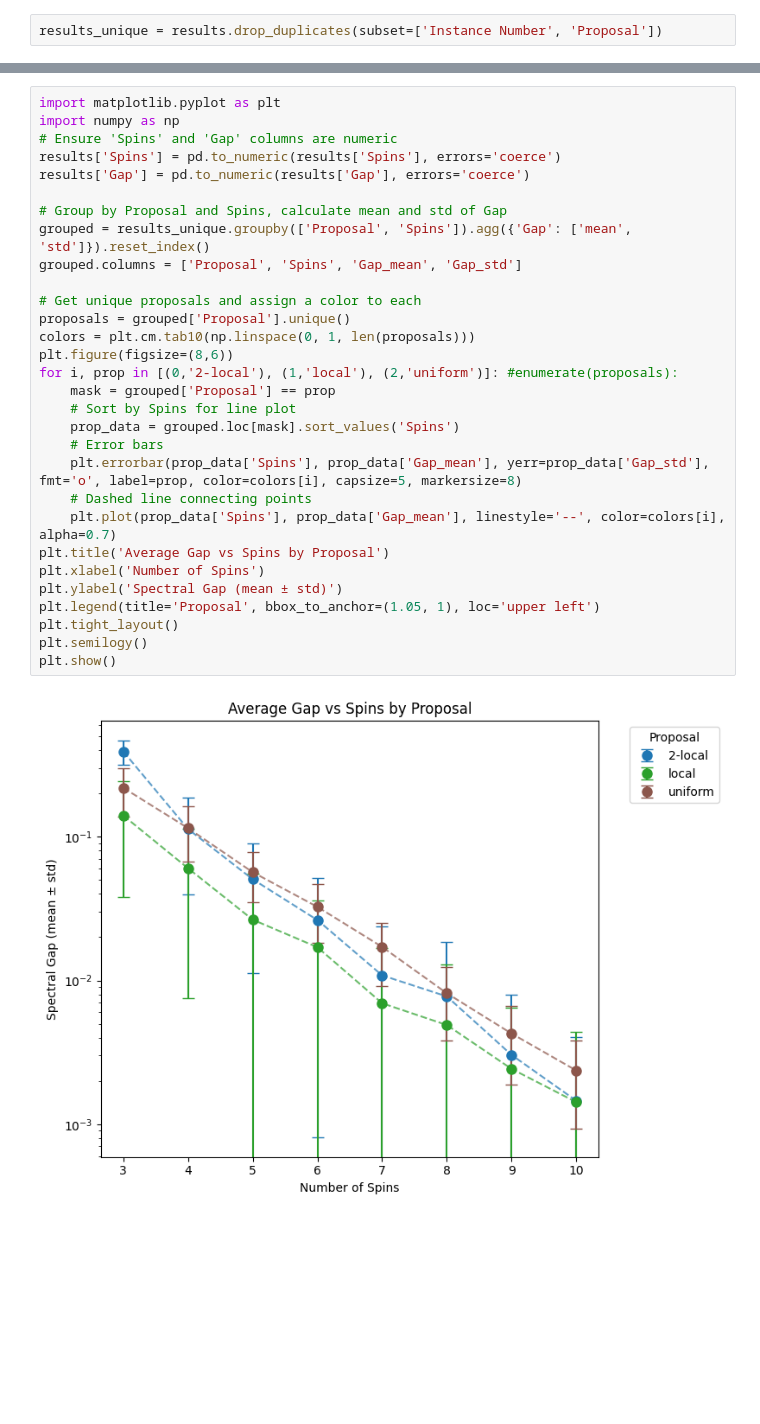
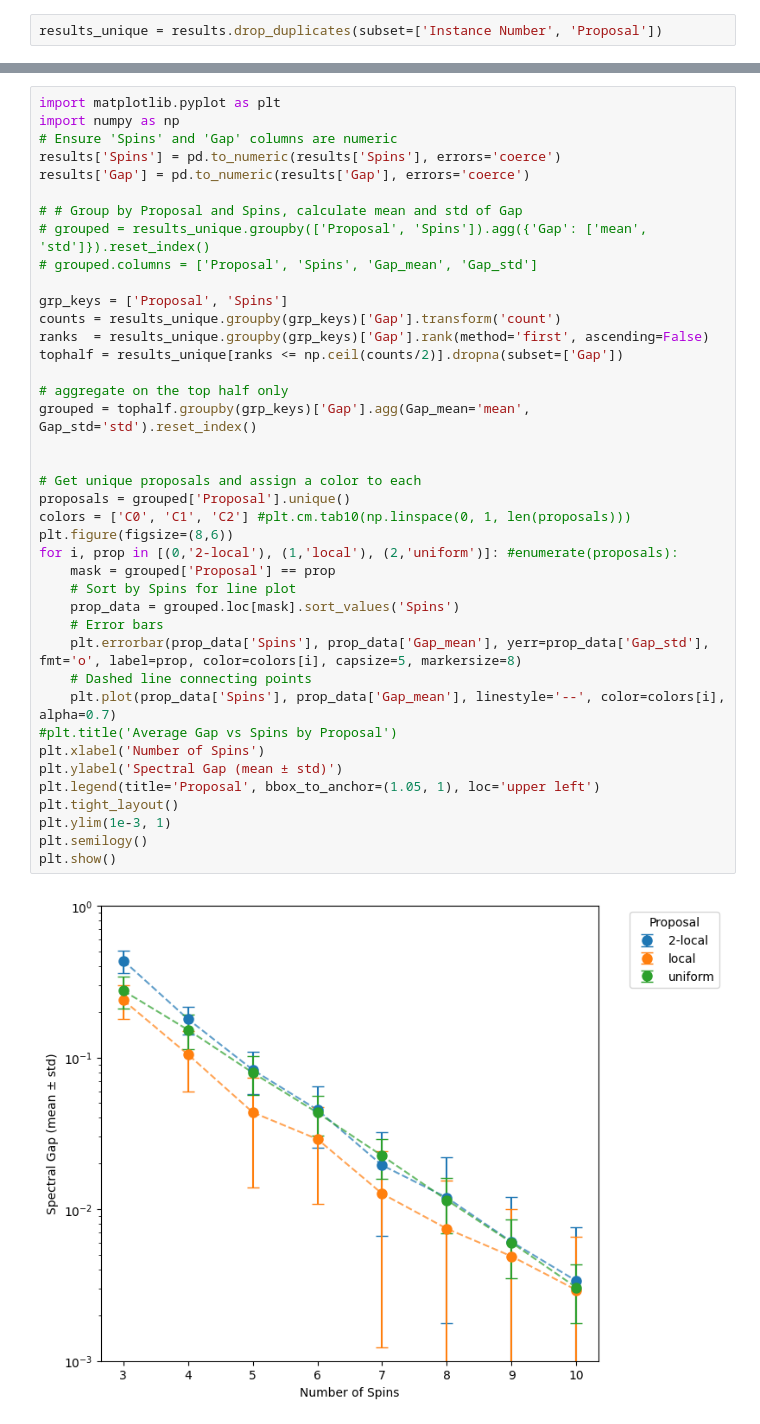
Before and after one commit to vinitX/Quantum-Sampling, a Jupyter notebook: Manas' Proposals/Analysis.ipynb, the cells around one changed output, grey strips where cells are left out. Drawn from its saved outputs; the diff is of its cells as text; blank space fills up the shorter version.

```diff
--- a/Manas' Proposals/Analysis.ipynb
+++ b/Manas' Proposals/Analysis.ipynb
@@ -11,32 +20,42 @@ len(results), len(results_unique)
 # %%
 import matplotlib.pyplot as plt
 import numpy as np
 # Ensure 'Spins' and 'Gap' columns are numeric
 results['Spins'] = pd.to_numeric(results['Spins'], errors='coerce')
 results['Gap'] = pd.to_numeric(results['Gap'], errors='coerce')
 
-# Group by Proposal and Spins, calculate mean and std of Gap
-grouped = results_unique.groupby(['Proposal', 'Spins']).agg({'Gap': ['mean', 'std']}).reset_index()
-grouped.columns = ['Proposal', 'Spins', 'Gap_mean', 'Gap_std']
+# # Group by Proposal and Spins, calculate mean and std of Gap
+# grouped = results_unique.groupby(['Proposal', 'Spins']).agg({'Gap': ['mean', 'std']}).reset_index()
+# grouped.columns = ['Proposal', 'Spins', 'Gap_mean', 'Gap_std']
+
+grp_keys = ['Proposal', 'Spins']
+counts = results_unique.groupby(grp_keys)['Gap'].transform('count')
+ranks  = results_unique.groupby(grp_keys)['Gap'].rank(method='first', ascending=False)
+tophalf = results_unique[ranks <= np.ceil(counts/2)].dropna(subset=['Gap'])
+
+# aggregate on the top half only
+grouped = tophalf.groupby(grp_keys)['Gap'].agg(Gap_mean='mean', Gap_std='std').reset_index()
+
 
 # Get unique proposals and assign a color to each
 proposals = grouped['Proposal'].unique()
-colors = plt.cm.tab10(np.linspace(0, 1, len(proposals)))
+colors = ['C0', 'C1', 'C2'] #plt.cm.tab10(np.linspace(0, 1, len(proposals)))
 plt.figure(figsize=(8,6))
 for i, prop in [(0,'2-local'), (1,'local'), (2,'uniform')]: #enumerate(proposals):
     mask = grouped['Proposal'] == prop
     # Sort by Spins for line plot
     prop_data = grouped.loc[mask].sort_values('Spins')
     # Error bars
     plt.errorbar(prop_data['Spins'], prop_data['Gap_mean'], yerr=prop_data['Gap_std'], fmt='o', label=prop, color=colors[i], capsize=5, markersize=8)
     # Dashed line connecting points
     plt.plot(prop_data['Spins'], prop_data['Gap_mean'], linestyle='--', color=colors[i], alpha=0.7)
-plt.title('Average Gap vs Spins by Proposal')
+#plt.title('Average Gap vs Spins by Proposal')
 plt.xlabel('Number of Spins')
 plt.ylabel('Spectral Gap (mean ± std)')
 plt.legend(title='Proposal', bbox_to_anchor=(1.05, 1), loc='upper left')
 plt.tight_layout()
+plt.ylim(1e-3, 1)
 plt.semilogy()
 plt.show()
 # %% [output]
-[figure, old version]
+[figure, new version]
```
Also changed, not shown: parts of 3 cells of this notebook.
